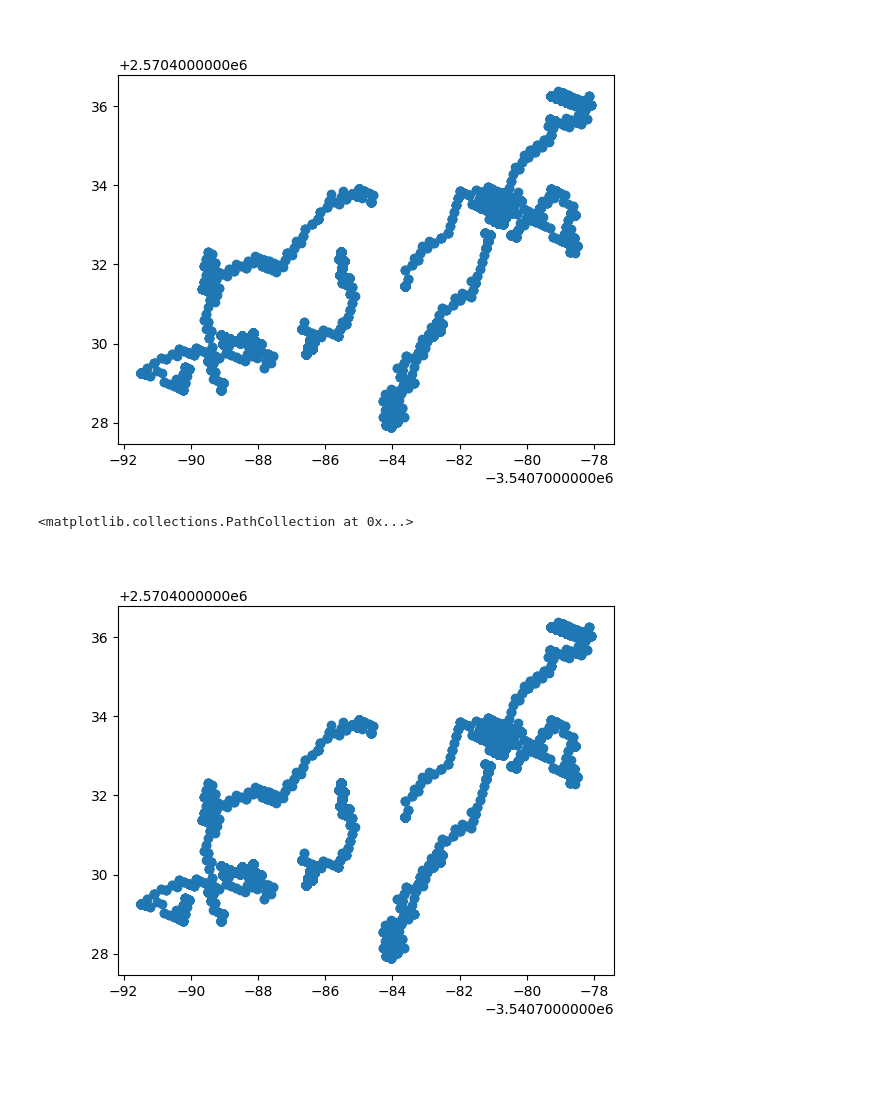
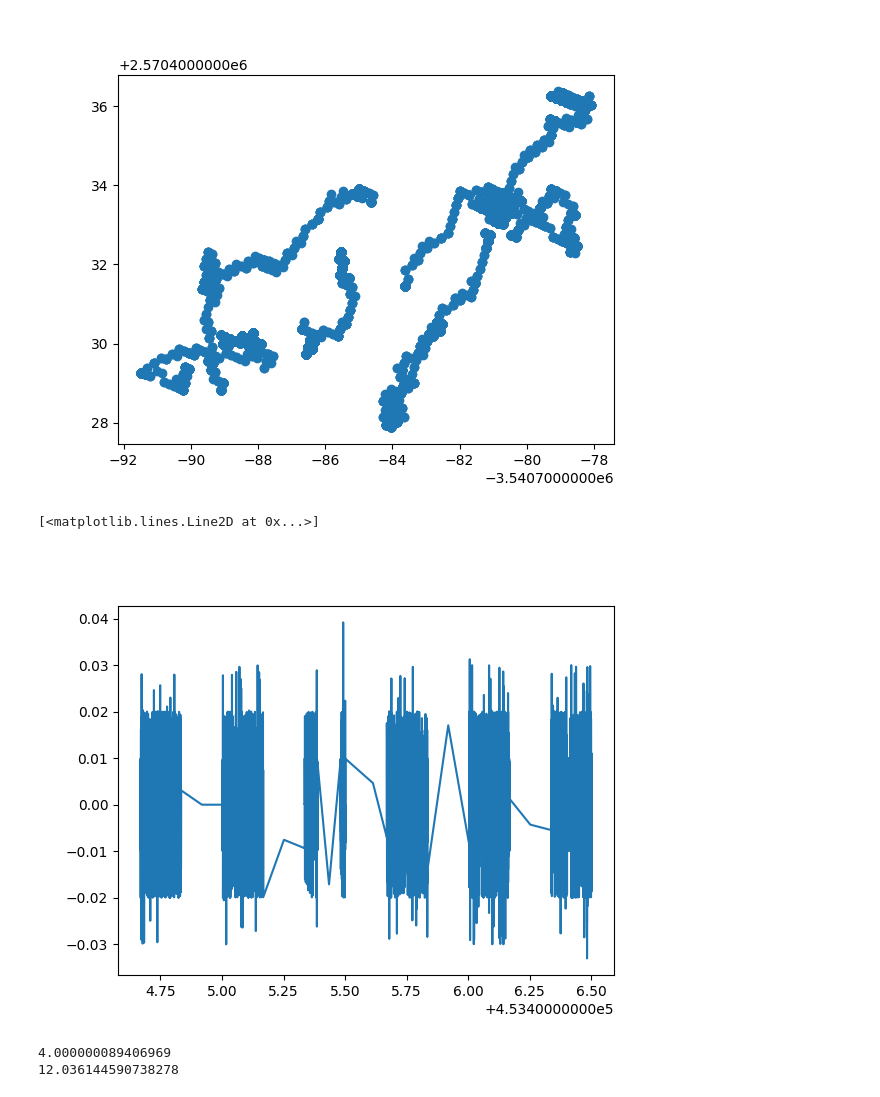
Before and after one commit to SASlabgroup/DUNEXMainExp, a Jupyter notebook: analysis/DUNEX-Data-exploration.ipynb, the cells around one changed output. Cells and saved outputs as stored; diff of their text form; code cells hidden in the pictures; blank space fills up the shorter version.

```diff
--- a/analysis/DUNEX-Data-exploration.ipynb
+++ b/analysis/DUNEX-Data-exploration.ipynb
@@ -45,8 +44,18 @@ ax.scatter(x,y)
 # %%
 # Test new FRF coordinates from the missionNC build
 # Plot the transformed coordinates
 fig, ax = plt.subplots()
-ax.scatter(mission_0_dataset['microSWIFT_25']['GPS']['x_frf'][:],mission_0_dataset['microSWIFT_25']['GPS']['y_frf'][:])
+ax.plot(mission_0_dataset['microSWIFT_25']['GPS']['gps_vel_time'][:],mission_0_dataset['microSWIFT_25']['GPS']['u'][:])
 # %% [output]
-<matplotlib.collections.PathCollection at 0x...>
+[<matplotlib.lines.Line2D at 0x...>]
-[figure, old version]
+[figure, new version]
+# %%
+# Compute actual sampling frequency for GPS and IMU
+gps_freq = 1 / (np.mean(np.diff(mission_0_dataset['microSWIFT_25']['GPS']['time'][0:10]) * 3600))
+print(gps_freq)
+
+imu_freq = 1 / (np.mean(np.diff(mission_0_dataset['microSWIFT_25']['IMU']['time'][0:1000]) * 3600))
+print(imu_freq)
+# %% [output]
+4.000000089406969
+12.036144590738278
```
Also changed, not shown: parts of 2 cells of this notebook.
